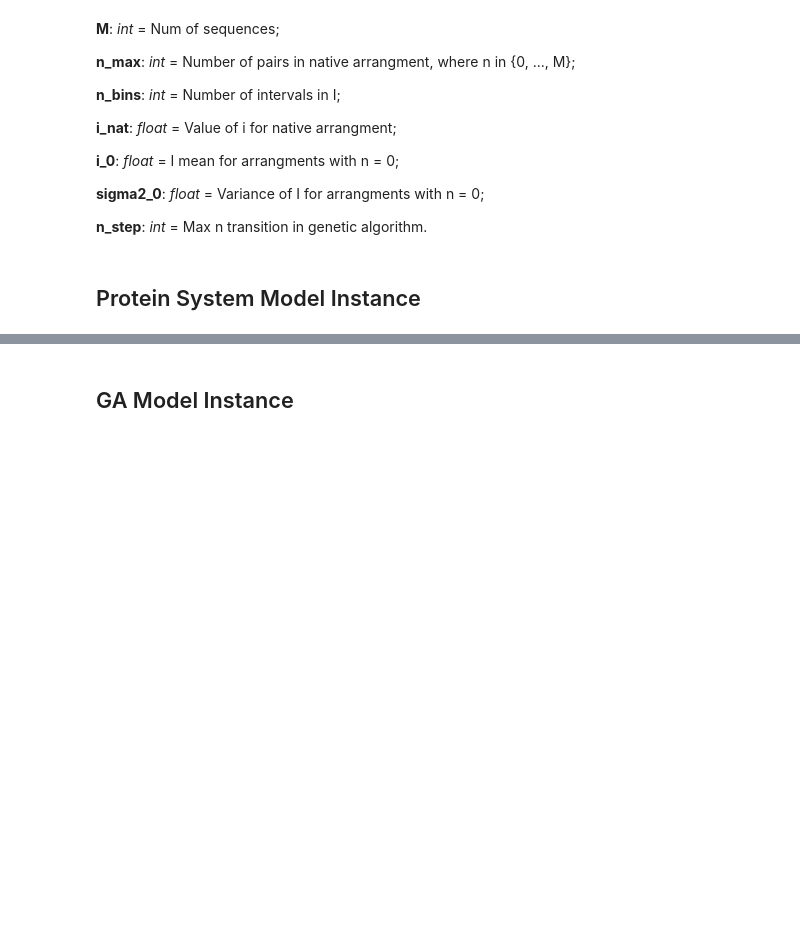
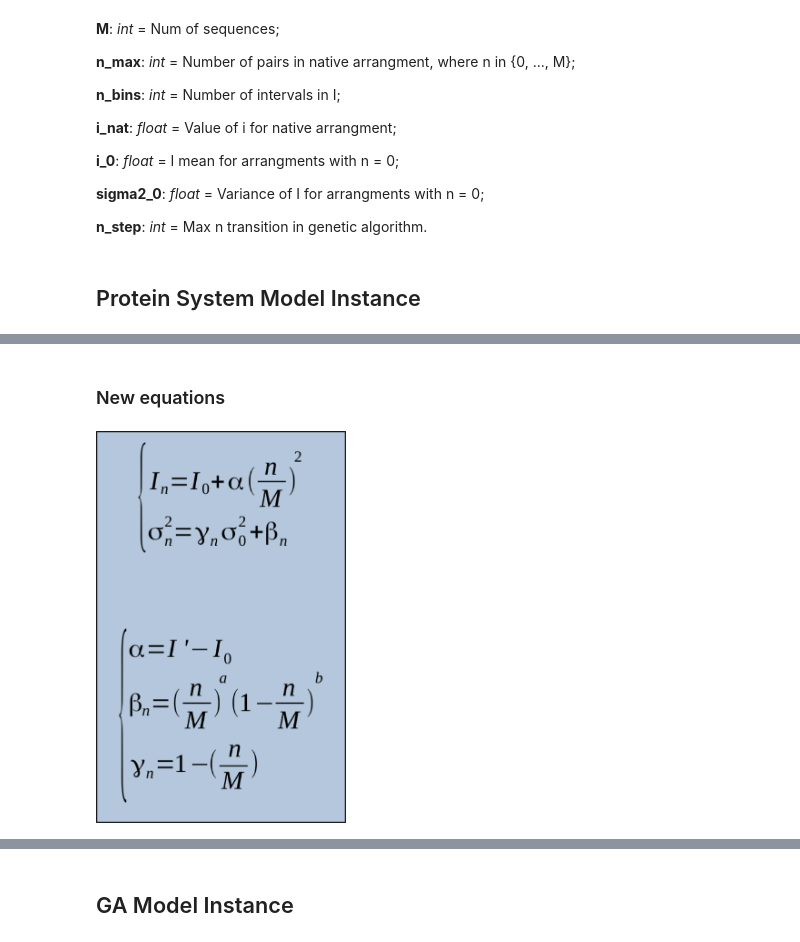
Before and after one commit to jafiorote/ga_error_sources_framework, a Jupyter notebook: notebooks/model_exploration.ipynb, the cells around one changed output, grey strips where cells are left out. Cells and saved outputs as stored; diff of their text form; code cells hidden in the pictures; blank space fills up the shorter version.

```diff
--- a/notebooks/model_exploration.ipynb
+++ b/notebooks/model_exploration.ipynb
@@ -52,0 +77,6 @@ norm_psm = NormPSM(M, i_0, i_nat, sigma2_0)
+# %% [markdown]
+### New equations
+# %%
+Image('../media/parametric_equations.png', width=250, height=250)
+# %% [output]
+[figure, added]
```
Also changed, not shown: parts of 10 cells of this notebook, 2 other files.
